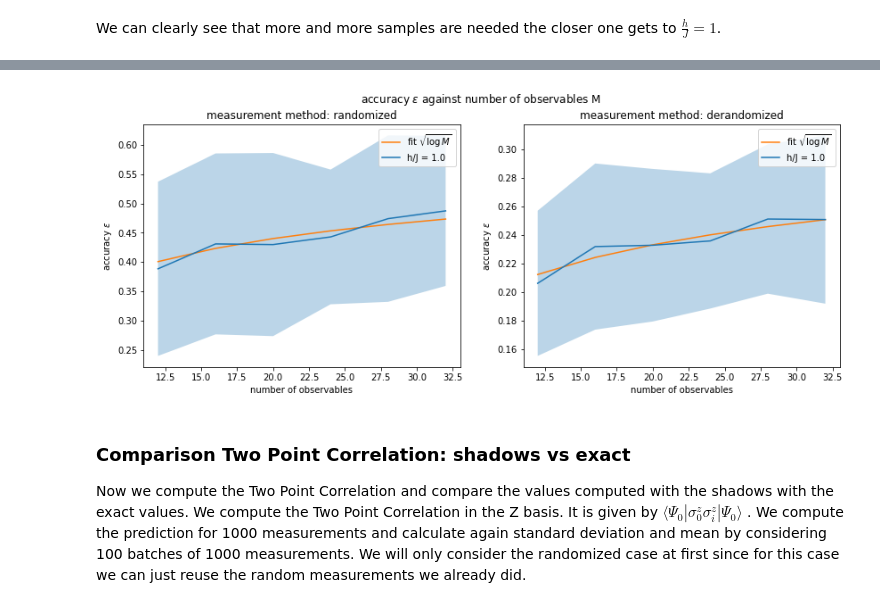
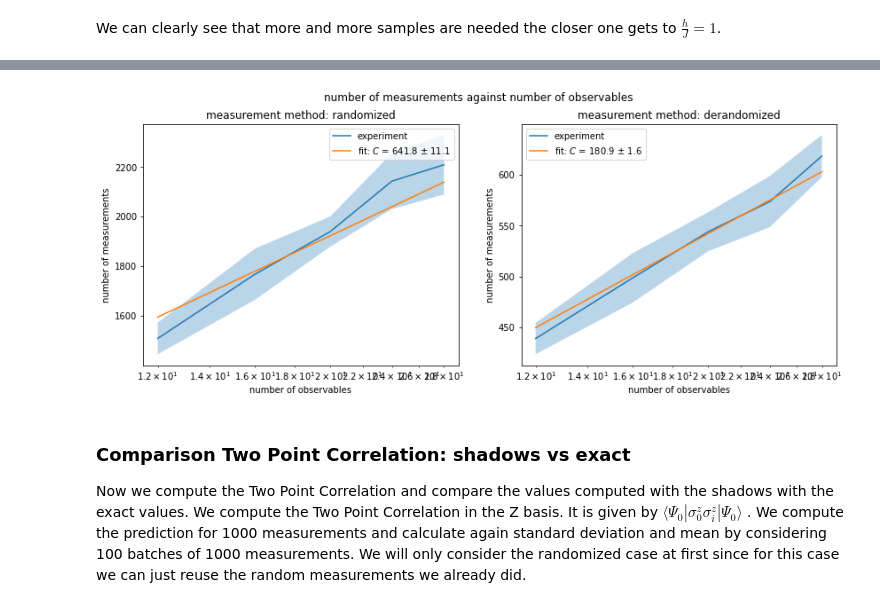
Before and after one commit to LennartBuerger/classical-shadows-for-1d-TFIM-energy-estimation, a Jupyter notebook: display_data/shadow_performance_analysis.ipynb, the cells around one changed output, grey strips where cells are left out. Saved outputs shown, nothing was run; the diff lists cells and outputs as text; code cells hidden in the pictures.

```diff
--- a/display_data/shadow_performance_analysis.ipynb
+++ b/display_data/shadow_performance_analysis.ipynb
@@ -27,21 +29,20 @@ from bf_quantum_state import BFQuantumState
 # %%
 #global variables
-ratios_h_j = np.array([0.01, 0.02, 0.05, 0.1,
-                           0.2, 0.5, 1, 2, 5, 10, 20, 50, 100], dtype=float)
+ratios_h_j = np.array([1.0], dtype=float)
 save_direc_eigs = Path('data/Diagonal_hamiltonian/eigenvalues_first_three_dict.npy')
 save_direc_groundstate = Path('data/Diagonal_hamiltonian/groundstate_dict.npy')
 save_direc_measurements_two_point_correlation_derandomized = Path('data/shadow_measurements/measurements_two_point_corr_derandomized_dict.npy')
 ground_state_dict = np.load(save_direc_groundstate, allow_pickle='TRUE')
 ground_state_dict = ground_state_dict.item()
 # %%
-qubit_num = np.array([6, 8, 10, 12, 16])
+qubit_num = np.array([6, 8, 10, 12])
 # # the generation of a measurement procedure becomes very slow when num_of_measurements becomes big
 # (~1000). In the case of the ising model it is alright to proceed by using batches because we only
 # measure two different Pauli strings. We have to remove this batched procedure though when
 # dealing with more complicated systems where we have to measure more than 100 different Pauli Strings
 # for now we form batches of 100 measurements
 # num of measurements has to be a multiple of 100
-num_of_measurements = 10000
+num_of_measurements = 1000000
 measurement_methods = np.array(['derandomized', 'randomized'])
 for i in range(np.size(qubit_num)):
     for j in range(np.size(ratios_h_j)):
@@ -426,10 +413,14 @@ from scipy.optimize import curve_fit
 def log_epsilon(num_measurements_log, const_log, exponent):
     return (const_log - num_measurements_log)/exponent
 
+
+def log_n(error_log, const_log, exponent):
+    return const_log - exponent * error_log
+
 from scipy.stats import chi2
 
-def compute_p_value_and_chi_red(data, params, data_std):
-    chi2_sum = np.sum((np.exp(log_epsilon(np.log(num_of_measurements), params[0], params[1])) - data)**2/ data_std**2)
+def compute_p_value_and_chi_red(data_x, data_y, params, data_y_std):
+    chi2_sum = np.sum((np.exp(log_n(np.log(data_x), params[0], params[1])) - data_y)**2/ data_y_std**2)
     dof = np.size(num_of_measurements) - 2
     chi2_red = chi2_sum / dof
     p_val = round(1 - chi2.cdf(chi2_sum, dof),2)*100
@@ -617,48 +613,58 @@ error could become very big.
 # %%
 from scipy.optimize import curve_fit
 
-def epsilon_of_m(num_observables, constant):
-    return constant * np.sqrt(np.log(num_observables))
+def n_of_m(log_m, constant):
+    return constant * log_m
 # %%
-num_of_measurements = 100
-batches = 100
-qubit_nums = np.array([6, 8, 10, 12, 14, 16])
-measurement_methods = np.array(['randomized', 'derandomized'])
-ratio = 1.0
+qubit_nums = np.array([6, 8, 10, 12, 14])
+fixed_error = 0.1
+num_of_measurements = np.array([50, 100, 200, 500, 1000, 1500, 2000, 3000, 4000, 5000])
+batches = 200
+some_ratios = np.array([1.0])
 fig, axs = plt.subplots(1, 2)
 fig.set_figheight(5)
 fig.set_figwidth(14)
-fig.suptitle('accuracy $\epsilon$ against number of observables M')
+fig.suptitle('number of measurements against number of observables')
 for l in range(0, 2):
-    errors = np.zeros((batches, np.size(qubit_nums)))
-    for q in range(0, np.size(qubit_nums)):
-        ground_state = ground_state_dict[str(1)]['periodic'][str(qubit_nums[q])][str(ratio)]
-        observables = TfimHamiltonianOpenFermion(qubit_nums[q], 1, ratio, 'periodic').observables_for_energy_estimation()
-        save_direc_procedure = Path('data/shadow_measurements/measurement_procedure_ratio_'+\
-                              str(ratio)+'_qubit_num_'+str(qubit_nums[q])+'_method_'+measurement_methods[l]+'.npy')
-        save_direc_index = Path('data/shadow_measurements/measurement_index_ratio_'+\
-                              str(ratio)+'_qubit_num_'+str(qubit_nums[q])+'_method_'+measurement_methods[l]+'.npy')
-        measurement_procedure = np.lib.format.open_memmap(save_direc_procedure, dtype=np.str_, mode='r')
-        measurement_index = np.lib.format.open_memmap(save_direc_index, dtype=np.int32, mode='r')
-        for k in range(0, batches):
-            measurements = conversion_to_prediction_shadow_dict_shape(measurement_procedure[k*num_of_measurements:(k+1)*num_of_measurements],
-                                                                      measurement_index[k*num_of_measurements:(k+1)*num_of_measurements], qubit_nums[q])
-            errors_one_batch = []
-            for observable in observables:
-                exp_val_obs_shadow = BFQuantumState(qubit_nums[q], ground_state).local_observable_shadow(observable, measurements)
-                exp_val_obs_brute = BFQuantumState(qubit_nums[q], ground_state).local_observable(observable)
-                errors_one_batch.append(np.abs(exp_val_obs_brute - exp_val_obs_shadow))
-            error_max = np.amax(errors_one_batch, axis=0)
-            errors[k, q] = error_max
+    meas_num = np.zeros(np.size(qubit_nums))
+    meas_num_std = np.zeros(np.size(qubit_nums))
+    for q in range(np.size(qubit_nums)):
+        for i in range(0, np.size(some_ratios)):
+            errors = np.zeros((batches, np.size(num_of_measurements)))
+            ground_state = ground_state_dict[str(1)]['periodic'][str(qubit_nums[q])][str(some_ratios[i])]
+            observables = TfimHamiltonianOpenFermion(qubit_nums[q], 1, some_ratios[i], 'periodic').observables_for_energy_estimation()
+            save_direc_procedure = Path('data/shadow_measurements/measurement_procedure_ratio_'+\
+                                  str(some_ratios[i])+'_qubit_num_'+str(qubit_nums[q])+'_method_'+measurement_methods[l]+'.npy')
+            save_direc_index = Path('data/shadow_measurements/measurement_index_ratio_'+\
+                                  str(some_ratios[i])+'_qubit_num_'+str(qubit_nums[q])+'_method_'+measurement_methods[l]+'.npy')
+            measurement_procedure = np.lib.format.open_memmap(save_direc_procedure, dtype=np.str_, mode='r')
+            measurement_index = np.lib.format.open_memmap(save_direc_index, dtype=np.int32, mode='r')
+            for k in range(0, batches):
+                for j in range(0, np.size(num_of_measurements)):
+                    measurements = conversion_to_prediction_shadow_dict_shape(measurement_procedure[k*num_of_measurements[j]:(k+1)*num_of_measurements[j]],
+                                                                              measurement_index[k*num_of_measurements[j]:(k+1)*num_of_measurements[j]], qubit_nums[q])
+                    errors_one_batch = []
+                    for observable in observables:
+                        exp_val_obs_shadow = BFQuantumState(qubit_nums[q], ground_state).local_observable_shadow(observable, measurements)
+                        exp_val_obs_brute = BFQuantumState(qubit_nums[q], ground_state).local_observable(observable)
+                        errors_one_batch.append(np.abs(exp_val_obs_brute - exp_val_obs_shadow))
+                    errors[k, j] = np.amax(errors_one_batch, axis = 0)
 
-    error_mean = np.mean(errors, axis=0)
-    error_std = np.std(errors, axis=0)
-    popt, pcov =  curve_fit(epsilon_of_m, qubit_nums * 2, error_mean, sigma= error_std)
-    print(popt, pcov)
-    axs[l].errorbar(qubit_nums * 2, error_mean, label = 'h/J = ' + str(ratio))
-    axs[l].fill_between(qubit_nums * 2, error_mean - error_std, error_mean + error_std, alpha = 0.3)
-    axs[l].plot(qubit_nums * 2, epsilon_of_m(qubit_nums * 2, popt[0]), label = 'fit $\sqrt{\log{M}}$')
-    axs[l].set(xlabel='number of observables', ylabel = 'accuracy $\epsilon$')
+            error_mean = np.mean(errors, axis=0)
+            error_std = np.std(errors, axis=0)
+            popt, pcov = curve_fit(log_n, np.log(error_mean), np.log(num_of_measurements))
+            print(measurement_methods[l] + ' measurements, const = ' + str(np.exp(popt[0])) + ' +- ' + str(np.exp(popt[0]) * np.sqrt(pcov[0][0])))
+            print(measurement_methods[l] + ' measurements, exponent = ' + str(popt[1]) + ' +- ' + str(np.sqrt(pcov[1][1])))
+            meas_num[q] = np.exp(popt[0]) / fixed_error ** popt[1]
+            meas_num_std[q] = np.sqrt((np.exp(popt[0]) * np.sqrt(pcov[0][0]) / fixed_error ** popt[1])**2 +
+                                      (np.exp(popt[0]) * np.log(1/fixed_error) / fixed_error ** popt[1] * np.sqrt(pcov[1][1]))**2)
+    popt, pcov = curve_fit(n_of_m, np.log(qubit_nums * 2), meas_num, sigma= meas_num_std)
+    print('constant = ' + str(popt[0]) , ' +- ', str(np.sqrt(pcov[0][0])))
+    axs[l].errorbar(qubit_nums * 2, meas_num, label = 'experiment')
+    axs[l].fill_between(qubit_nums * 2, meas_num - meas_num_std, meas_num + meas_num_std, alpha = 0.3)
+    axs[l].errorbar(qubit_nums * 2, n_of_m(np.log(qubit_nums * 2), popt[0]),
+                    label='fit: $C$ = ' + str(np.round(popt[0],1)) + ' $\pm$ ' + str(np.round(np.sqrt(pcov[0][0]),1)))
+    axs[l].set(xscale = 'log', ylabel='number of measurements', xlabel = 'number of observables')
     axs[l].set_title('measurement method: ' + str(measurement_methods[l]))
     axs[l].legend()
 # %% [output]
@@ -667,4 +688,4 @@ for l in range(0, 2):
-[figure, old version]
+[figure, new version]
 # %% [markdown]
 ### Comparison Two Point Correlation: shadows vs exact
 Now we compute the Two Point Correlation and compare the values computed with the shadows with
```
Also changed, not shown: parts of 10 cells of this notebook.
